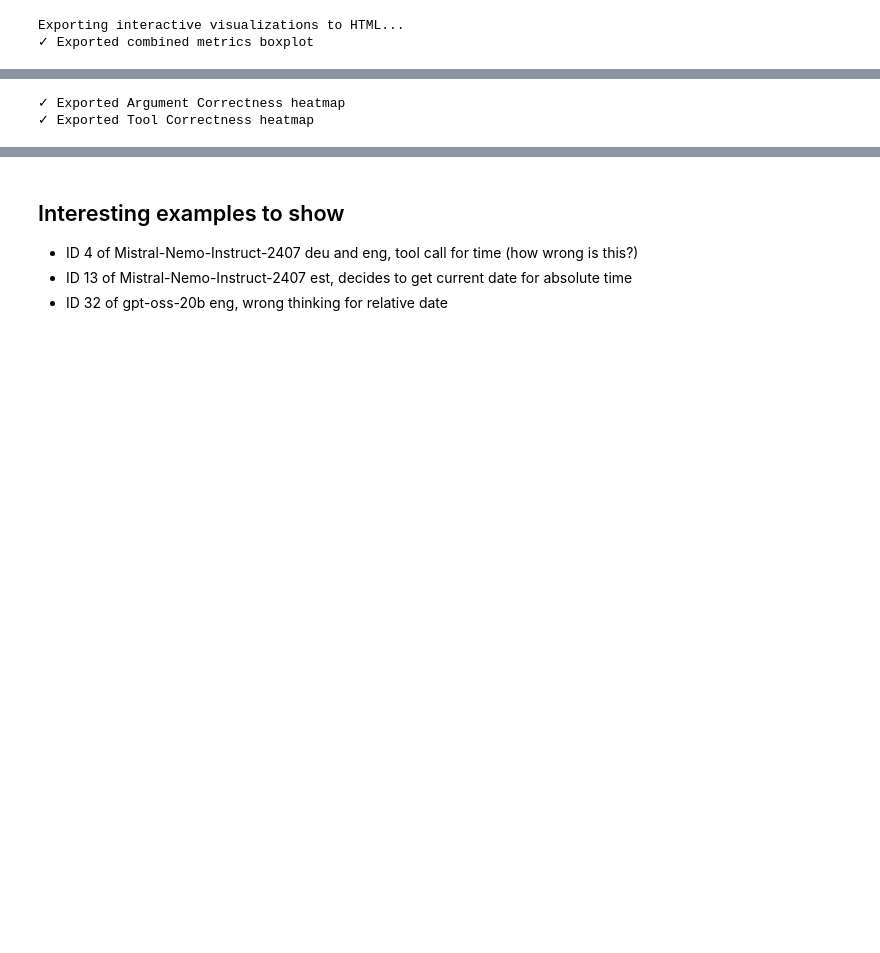
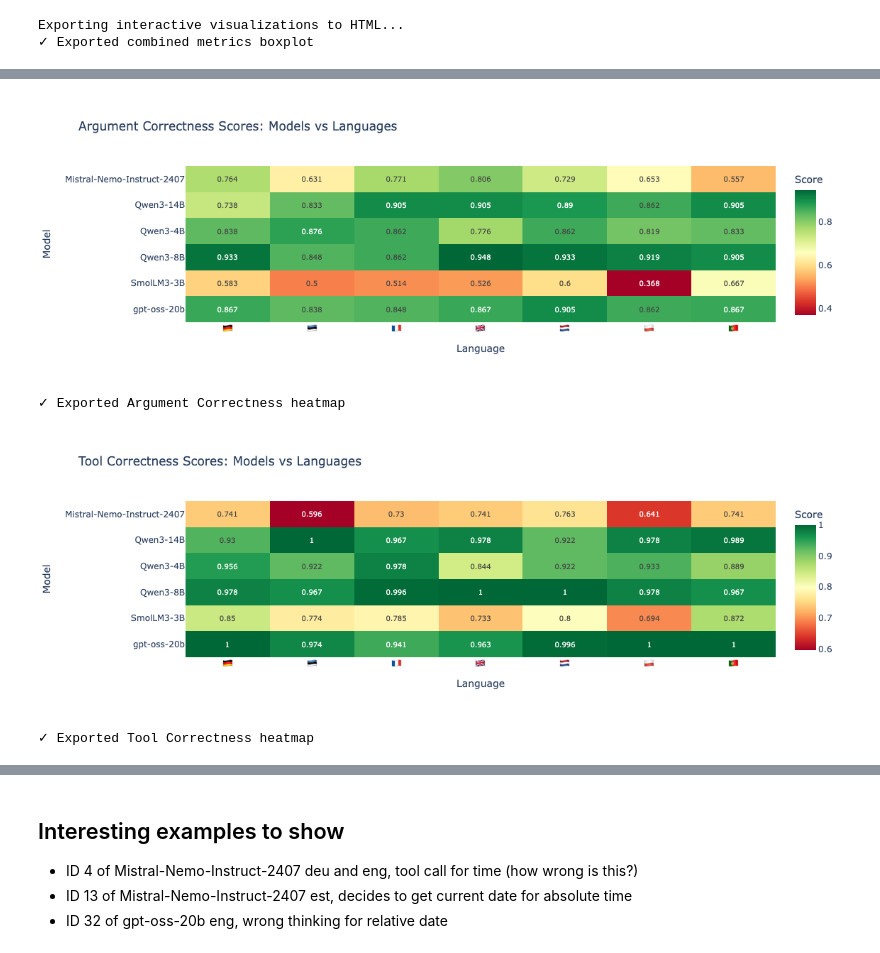
Before and after one commit to Nodehaus/evaluation, a Jupyter notebook: multilingual_agent/visualization.ipynb, the cells around one changed output, grey strips where cells are left out. Drawn from its saved outputs; the diff is of its cells as text; code cells hidden in the pictures; blank space fills up the shorter version.

```diff
--- a/multilingual_agent/visualization.ipynb
+++ b/multilingual_agent/visualization.ipynb
@@ -228,41 +284,44 @@ for metric in metrics:
     pivot_data = metric_data.pivot_table(
         values='score',
         index='model_clean',
-        columns='language',
+        columns='country_code',
         aggfunc='mean'
     )
+    pivot_data.columns = [country_to_flag(c) for c in pivot_data.columns]
 
     # Create heatmap using plotly
     fig = px.imshow(
         pivot_data,
         title=f"{metric} Scores: Models vs Languages",
         labels=dict(x="Language", y="Model", color="Score"),
         color_continuous_scale="RdYlGn",
         aspect="auto"
     )
 
     # Add text annotations
     fig.update_traces(
         text=pivot_data.round(3).values,
         texttemplate="%{text}",
         textfont={"size": 10}
     )
 
     fig.update_layout(
         height=400,
         xaxis={'side': 'bottom'},
         yaxis={'side': 'left'}
     )
 
     fig.show()
 
     # Export to HTML
     metric_filename = metric.replace(' ', '_').replace('/', '_').lower()
     fig.write_html(f"{docs_dir}/{metric_filename}_heatmap.html")
     print(f"✓ Exported {metric} heatmap")
 # %% [output]
+[figure, added]
 ✓ Exported Argument Correctness heatmap
-✓ Exported Tool Correctness heatmap
+[figure, added]
+✓ Exported Tool Correctness heatmap
 # %%
 # Create detailed category breakdown heatmaps
 for metric in metrics:
```
Also changed, not shown: parts of 14 cells of this notebook, 8 other files.
